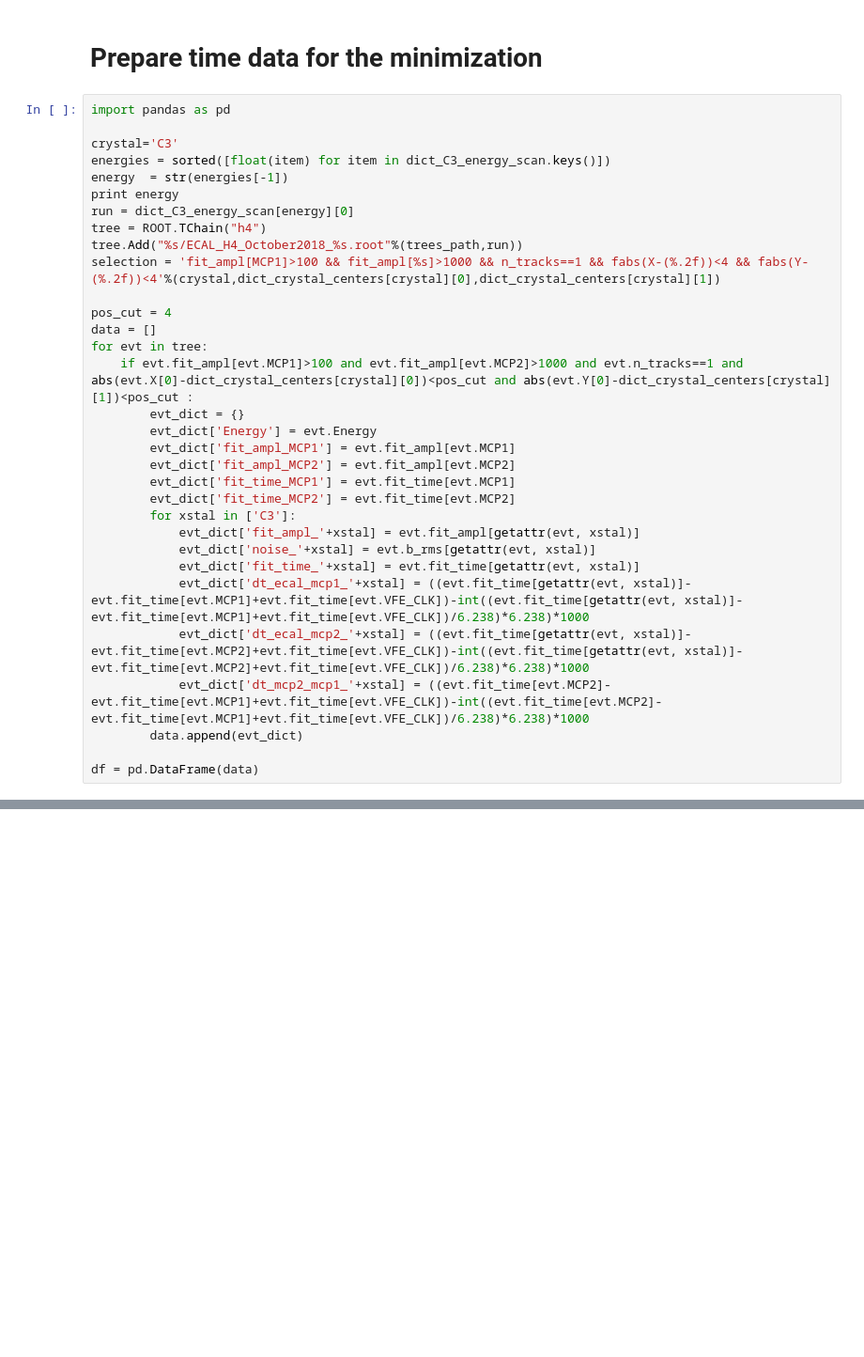
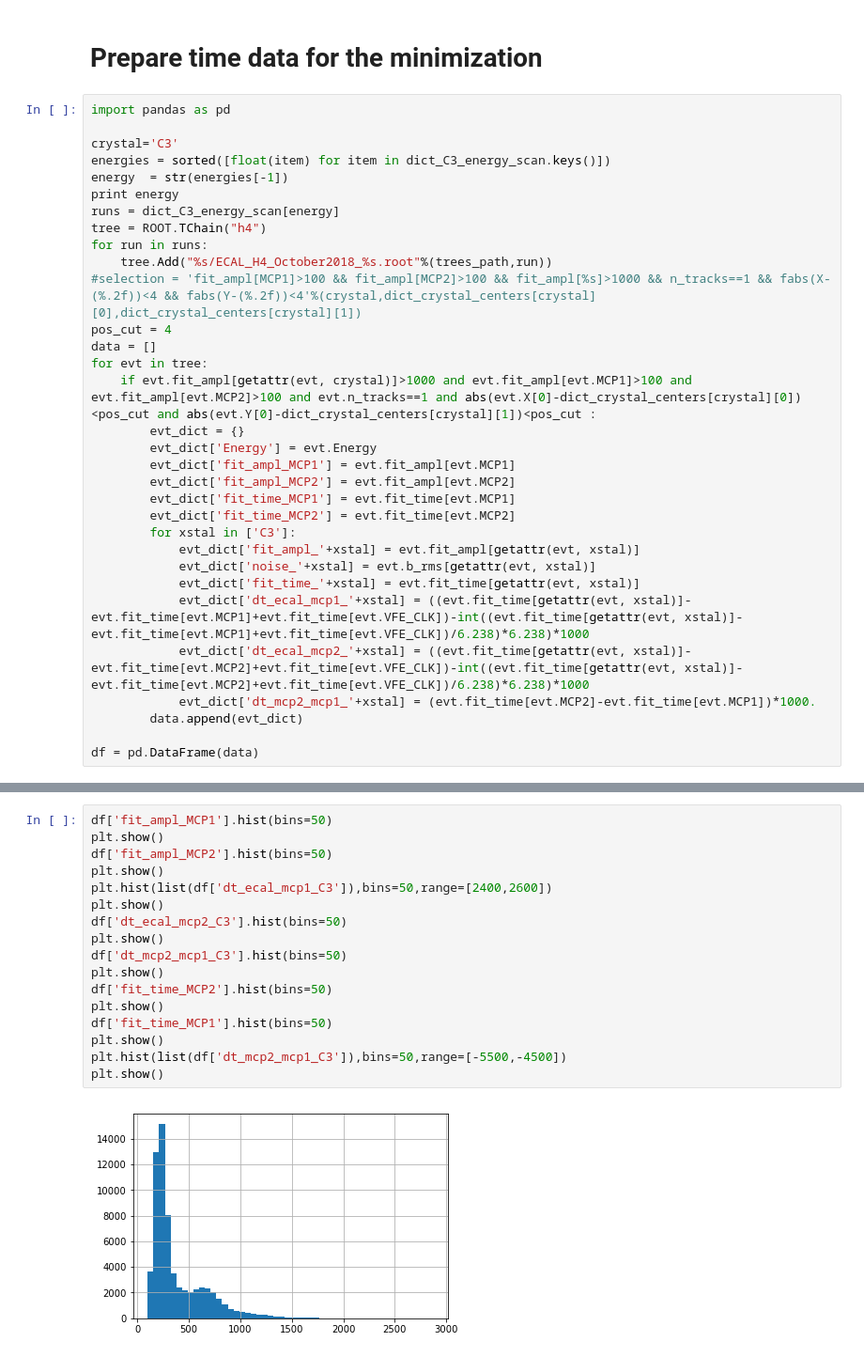
Before and after one commit to chernyavskaya/ECALtestBeam, a Jupyter notebook: EcalTimeResolution.ipynb, the cells around one changed output, grey strips where cells are left out. Shown at 94% size. Saved outputs shown, nothing was run; the diff lists cells and outputs as text; blank space fills up the shorter version.

```diff
--- a/EcalTimeResolution.ipynb
+++ b/EcalTimeResolution.ipynb
@@ -106,15 +98,15 @@ crystal='C3'
 energies = sorted([float(item) for item in dict_C3_energy_scan.keys()])
 energy  = str(energies[-1])
 print energy
-run = dict_C3_energy_scan[energy][0]
+runs = dict_C3_energy_scan[energy]
 tree = ROOT.TChain("h4")
-tree.Add("%s/ECAL_H4_October2018_%s.root"%(trees_path,run))
-selection = 'fit_ampl[MCP1]>100 && fit_ampl[%s]>1000 && n_tracks==1 && fabs(X-(%.2f))<4 && fabs(Y-(%.2f))<4'%(crystal,dict_crystal_centers[crystal][0],dict_crystal_centers[crystal][1])
-
+for run in runs:
+    tree.Add("%s/ECAL_H4_October2018_%s.root"%(trees_path,run))
+#selection = 'fit_ampl[MCP1]>100 && fit_ampl[MCP2]>100 && fit_ampl[%s]>1000 && n_tracks==1 && fabs(X-(%.2f))<4 && fabs(Y-(%.2f))<4'%(crystal,dict_crystal_centers[crystal][0],dict_crystal_centers[crystal][1])
 pos_cut = 4
 data = []
 for evt in tree:
-    if evt.fit_ampl[evt.MCP1]>100 and evt.fit_ampl[evt.MCP2]>1000 and evt.n_tracks==1 and abs(evt.X[0]-dict_crystal_centers[crystal][0])<pos_cut and abs(evt.Y[0]-dict_crystal_centers[crystal][1])<pos_cut :
+    if evt.fit_ampl[getattr(evt, crystal)]>1000 and evt.fit_ampl[evt.MCP1]>100 and evt.fit_ampl[evt.MCP2]>100 and evt.n_tracks==1 and abs(evt.X[0]-dict_crystal_centers[crystal][0])<pos_cut and abs(evt.Y[0]-dict_crystal_centers[crystal][1])<pos_cut :
         evt_dict = {}
         evt_dict['Energy'] = evt.Energy
         evt_dict['fit_ampl_MCP1'] = evt.fit_ampl[evt.MCP1]
@@ -127,7 +119,7 @@ for evt in tree:
             evt_dict['fit_time_'+xstal] = evt.fit_time[getattr(evt, xstal)]
             evt_dict['dt_ecal_mcp1_'+xstal] = ((evt.fit_time[getattr(evt, xstal)]-evt.fit_time[evt.MCP1]+evt.fit_time[evt.VFE_CLK])-int((evt.fit_time[getattr(evt, xstal)]-evt.fit_time[evt.MCP1]+evt.fit_time[evt.VFE_CLK])/6.238)*6.238)*1000
             evt_dict['dt_ecal_mcp2_'+xstal] = ((evt.fit_time[getattr(evt, xstal)]-evt.fit_time[evt.MCP2]+evt.fit_time[evt.VFE_CLK])-int((evt.fit_time[getattr(evt, xstal)]-evt.fit_time[evt.MCP2]+evt.fit_time[evt.VFE_CLK])/6.238)*6.238)*1000
-            evt_dict['dt_mcp2_mcp1_'+xstal] = ((evt.fit_time[evt.MCP2]-evt.fit_time[evt.MCP1]+evt.fit_time[evt.VFE_CLK])-int((evt.fit_time[evt.MCP2]-evt.fit_time[evt.MCP1]+evt.fit_time[evt.VFE_CLK])/6.238)*6.238)*1000
+            evt_dict['dt_mcp2_mcp1_'+xstal] = (evt.fit_time[evt.MCP2]-evt.fit_time[evt.MCP1])*1000.
         data.append(evt_dict)
 
 df = pd.DataFrame(data)
@@ -202,0 +176,19 @@ print b
+# %%
+df['fit_ampl_MCP1'].hist(bins=50)
+plt.show()
+df['fit_ampl_MCP2'].hist(bins=50)
+plt.show()
+plt.hist(list(df['dt_ecal_mcp1_C3']),bins=50,range=[2400,2600])
+plt.show()
+df['dt_ecal_mcp2_C3'].hist(bins=50)
+plt.show()
+df['dt_mcp2_mcp1_C3'].hist(bins=50)
+plt.show()
+df['fit_time_MCP2'].hist(bins=50)
+plt.show()
+df['fit_time_MCP1'].hist(bins=50)
+plt.show()
+plt.hist(list(df['dt_mcp2_mcp1_C3']),bins=50,range=[-5500,-4500])
+plt.show()
+# %% [output]
+[figure, added]
```
Also changed, not shown: parts of 22 cells of this notebook, 2 other files.
